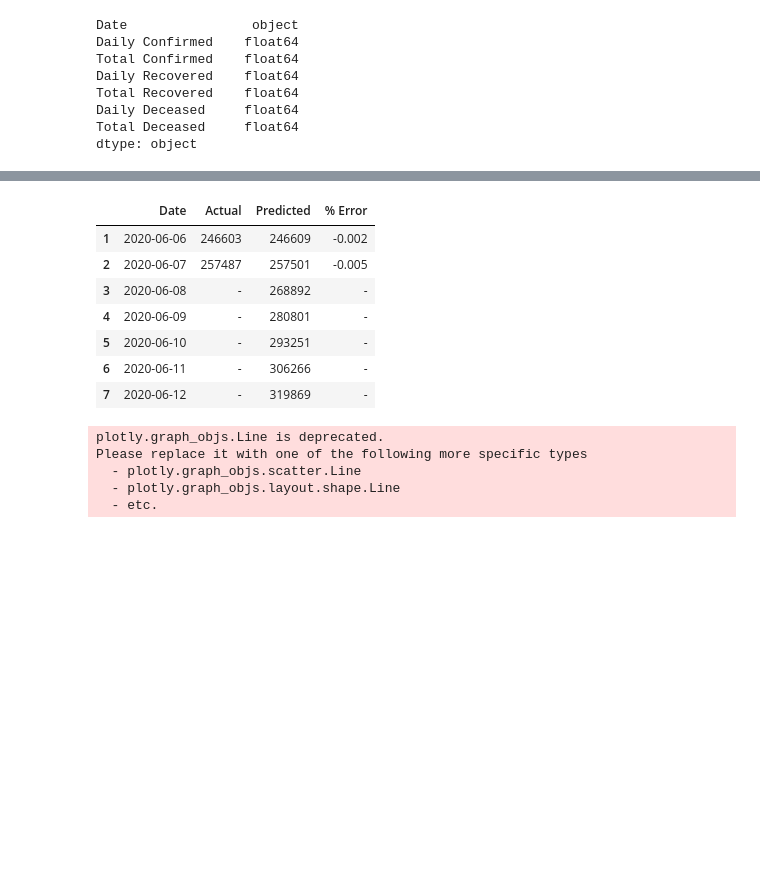
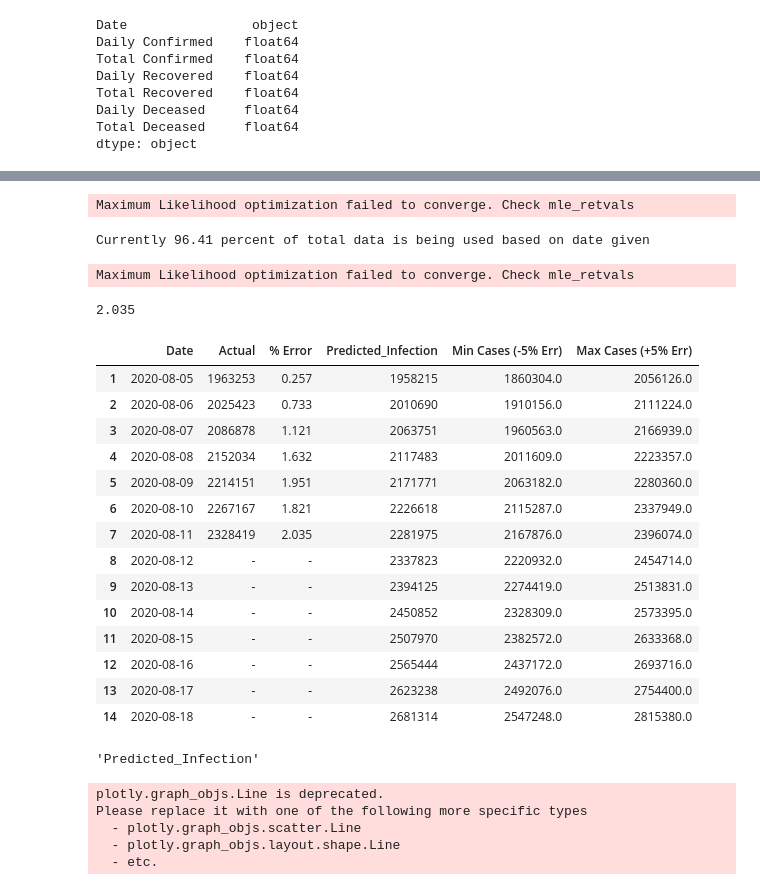
Before and after one commit to abhi7411/covid19-India, a Jupyter notebook: Covid_Predict.ipynb, the cells around one changed output, grey strips where cells are left out. Drawn from its saved outputs; the diff is of its cells as text; code cells hidden in the pictures; blank space fills up the shorter version.

```diff
--- a/Covid_Predict.ipynb
+++ b/Covid_Predict.ipynb
@@ -131,16 +141,16 @@ req_data.replace(-np.Inf, 0, inplace= True)
 
 from statsmodels.tsa.arima_model import ARIMA
 model = ARIMA(req_data[model_log_param],(0, 0, 0))
-res_010 = model.fit()
+res_000 = model.fit()
 # print(res_010.summary())
 
-model = ARIMA(req_data[model_log_param],(3, 1, 2))
+model = ARIMA(req_data[model_log_param],(3, 2, 1))
 res_321 = model.fit()
 # print(res_321.summary())
 
 fig, ax = plt.subplots(1, 2, sharey=True, figsize=(12, 6))
 
-models = {res_010 : 'ARIMA(0,1,0)',
+models = {res_000 : 'ARIMA(0,0,0)',
           res_321 : 'ARIMA(3,1,2)'}
 
 for no, (model, model_name) in enumerate(models.items()):
@@ -190,19 +199,20 @@ def ARIMA_model(model_degree, param):
     return res_321
 # %%
 # Forecasting the values and calculating the percentage error
+predicted_covid = pd.DataFrame(columns=['Date', 'Actual', '% Error'])
+predicted_covid['Date'] = [START_PREDICTION_DATE + datetime.timedelta(delta) for delta in range(max_test_count)]
+predicted_covid.index = predicted_covid.index + 1
 
-def predicting_values(model):
-    predicted_covid = pd.DataFrame(columns=['Date', 'Actual', 'Predicted', '% Error'])
-    predicted_covid['Date'] = [START_PREDICTION_DATE + datetime.timedelta(delta) for delta in range(max_test_count)]
+def predicting_values(model, predicted_covid, predict_col):
     pred_log_cases = model.forecast(max_test_count)[0]
-    predicted_covid['Predicted'] = [int(round(x)) for x in np.exp(pred_log_cases)]
-    predicted_covid.index = predicted_covid.index + 1
+    predicted_covid[predict_col] = [int(round(x)) for x in np.exp(pred_log_cases)]
+#     print(predicted_covid[predict_col].dtype)
     for index, date in enumerate(predicted_covid['Date'],start=1):
         actual_found = any(covid['Date'] == date)
     #     print(date, actual_found)
         if(actual_found):
             actual_value = int(covid[covid['Date'] == date][model_param].item())
-            pred_value = predicted_covid['Predicted'][index]
+            pred_value = predicted_covid[predict_col][index]
             perc_err = str(round(100 * (actual_value - pred_value) / (pred_value),3))
             if(perc_err[0] == '-'):
                 perc_err = str(perc_err).ljust(6,'0')
@@ -241,25 +252,32 @@ def plot_prediction(predicted_covid):
 # %%
 # Initializing model and tuning the hyperparameters and checking out the results.
 
-print("\n=====================================================================================")
-print("=============================== Prediction Day - {0} ==================================".format(abs(delta_days)))
-print("=====================================================================================", end="\n\n")
-model_degree = (1, 1, 1)
-res_321 = ARIMA_model(model_degree, 'Date')
-predicted_covid = predicting_values(res_321)
+# print("\n=====================================================================================")
+# print("=============================== Prediction Day - {0} ==================================".format(abs(delta_days)))
+# print("=====================================================================================", end="\n\n")
+model_degree = (3, 2, 1)
+res_321 = ARIMA_model(delta_days, model_degree, 'Date')
+predict_col = 'Predicted_Infection'
+predicted_covid = predicting_values(res_321, predicted_covid, predict_col)
 # display(predicted_covid)
 
-res_321 = ARIMA_model(model_degree, 'Percent')
+res_321 = ARIMA_model(delta_days, model_degree, 'Percent')
 
 # Change in percentage
-delta_const = -55.05
-delta_ar = 16.55
+delta_const = 0
+delta_ar = 0
 delta_ma = 0
 
 res_321.params[0] = res_321.params[0] + res_321.params[0] * delta_const/100
 res_321.params[1] = res_321.params[1] + res_321.params[1] * delta_ar/100
 res_321.params[2] = res_321.params[2] + res_321.params[2] * delta_ma/100
 
-predicted_covid = predicting_values(res_321)
-display(predicted_covid)
+display(max(predicted_covid['% Error'].replace('-').replace(' - ',0).astype(float).abs()))
+predicted_covid = predicting_values(res_321, predicted_covid, predict_col)
+err_range = 5
+predicted_covid['Min Cases (-{0}% Err)'.format(err_range)] = round(predicted_covid[predict_col] - predicted_covid[predict_col] * err_range/100)
+predicted_covid['Max Cases (+{0}% Err)'.format(err_range)] = round(predicted_covid[predict_col] + predicted_covid[predict_col] * err_range/100)
+predicted_covid['Min Cases (-{0}% Err)'.format(err_range)].astype(int)
+predicted_covid['Max Cases (+{0}% Err)'.format(err_range)].astype(int)
+display(predicted_covid, predict_col)
 # %% [output]
@@ -272,10 +285,22 @@ Currently 98.46 percent of total data is being used based on date given
+Maximum Likelihood optimization failed to converge. Check mle_retvals
+Currently 96.41 percent of total data is being used based on date given
+Maximum Likelihood optimization failed to converge. Check mle_retvals
+2.035
-|  | Date | Actual | Predicted | % Error |
-| 1 | 2020-06-06 | 246603 | 246609 | -0.002 |
-| 2 | 2020-06-07 | 257487 | 257501 | -0.005 |
-| 3 | 2020-06-08 | - | 268892 | - |
-| 4 | 2020-06-09 | - | 280801 | - |
-| 5 | 2020-06-10 | - | 293251 | - |
-| 6 | 2020-06-11 | - | 306266 | - |
-| 7 | 2020-06-12 | - | 319869 | - |
+|  | Date | Actual | % Error | Predicted_Infection | Min Cases (-5% Err) | Max Cases (+5% Err) |
+| 1 | 2020-08-05 | 1963253 | 0.257 | 1958215 | 1860304.0 | 2056126.0 |
+| 2 | 2020-08-06 | 2025423 | 0.733 | 2010690 | 1910156.0 | 2111224.0 |
+| 3 | 2020-08-07 | 2086878 | 1.121 | 2063751 | 1960563.0 | 2166939.0 |
+| 4 | 2020-08-08 | 2152034 | 1.632 | 2117483 | 2011609.0 | 2223357.0 |
+| 5 | 2020-08-09 | 2214151 | 1.951 | 2171771 | 2063182.0 | 2280360.0 |
+| 6 | 2020-08-10 | 2267167 | 1.821 | 2226618 | 2115287.0 | 2337949.0 |
+| 7 | 2020-08-11 | 2328419 | 2.035 | 2281975 | 2167876.0 | 2396074.0 |
+| 8 | 2020-08-12 | - | - | 2337823 | 2220932.0 | 2454714.0 |
+| 9 | 2020-08-13 | - | - | 2394125 | 2274419.0 | 2513831.0 |
+| 10 | 2020-08-14 | - | - | 2450852 | 2328309.0 | 2573395.0 |
+| 11 | 2020-08-15 | - | - | 2507970 | 2382572.0 | 2633368.0 |
+| 12 | 2020-08-16 | - | - | 2565444 | 2437172.0 | 2693716.0 |
+| 13 | 2020-08-17 | - | - | 2623238 | 2492076.0 | 2754400.0 |
+| 14 | 2020-08-18 | - | - | 2681314 | 2547248.0 | 2815380.0 |
+'Predicted_Infection'
 # %%
 # Finally plotting the prediction and actual values of the Covid19 India Cases.
```
Also changed, not shown: parts of 22 cells of this notebook.
